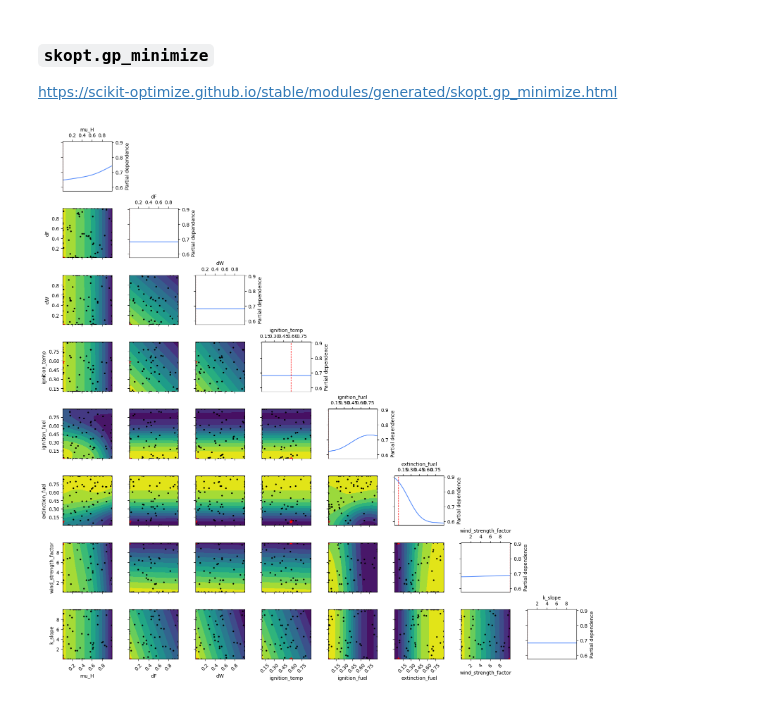
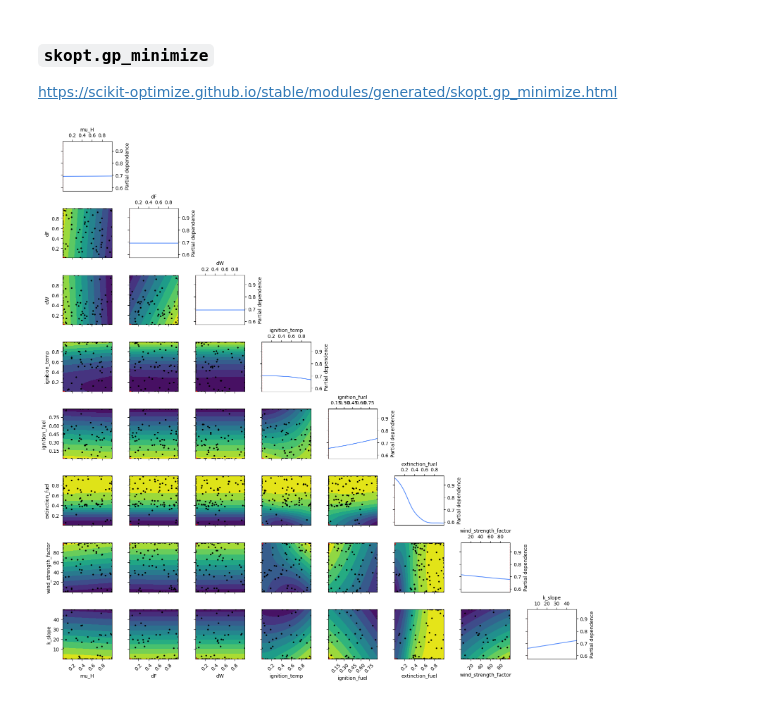
Before and after one commit to claraelisabeth/Adv_Modelling_and_Simulation, a Jupyter notebook: notebooks/optimization_santa_rosa.ipynb, the cells around one changed output. Saved outputs shown, nothing was run; the diff lists cells and outputs as text; code cells hidden in the pictures.

```diff
--- a/notebooks/optimization_santa_rosa.ipynb
+++ b/notebooks/optimization_santa_rosa.ipynb
@@ -192,11 +174,11 @@ params_opt = {
     "mu_H": (0.01, 1),
     "dF": (0.01, 1),
     "dW": (0.01, 1),
-    "ignition_temp": (0.1, 0.9),
-    "ignition_fuel": (0.01, 0.9),
-    "extinction_fuel": (0.0, 0.9),
-    "wind_strength_factor": (0.0, 10.0),
-    "k_slope": (0.0, 10.0),
+    "ignition_temp": (0.01, 0.99),
+    "ignition_fuel": (0.01, 0.90),
+    "extinction_fuel": (0.0, 0.99),
+    "wind_strength_factor": (0.0, 100.0),
+    "k_slope": (0.0, 50.0),
 }
 params_names = list(params_opt.keys())
 bounds = list(params_opt.values())
@@ -207,6 +189,8 @@ for name in params_names:
 
 tracker = {"best_loss": float("inf"), "best_mask": None}
 timesteps = params_static["timesteps"]
+
+seed = 1238
 # %% [markdown]
 ### `scipy.optimize.differential_evolution`
 # %%
@@ -266,26 +260,26 @@ https://scikit-optimize.github.io/stable/modules/generated/skopt.gp_minimize.htm
 # %%
 def skopt_wrapper(params_opt):
     return objective_function(
         params_2optimize=params_opt,
         target_mask=target_mask,
         params_static=params_static,
         T=timesteps,
         state_tracker=tracker,
         param_names=params_names,
     )
 
 space = []
 for entry in params_opt:
     space.append(Real(params_opt[entry][0], params_opt[entry][1], name=entry))
 
-opt_gp = gp_minimize(skopt_wrapper, space, n_calls=100, n_random_starts=20, random_state=42)
+opt_gp = gp_minimize(skopt_wrapper, space, n_calls=150, n_random_starts=20)
 
 plot_objective(opt_gp, dimensions=params_names)
 plt.tight_layout()
-plt.savefig("gp_minimize.png", dpi=600)
+plt.savefig("../presentation_images/placeholder.png", dpi=600)
 plt.show()
 # %% [output]
-[figure, old version]
+[figure, new version]
 # %%
 print(f"\nBest Loss: {opt_gp.fun:.4f}")
 for i in range(len(params_opt)):
```
Also changed, not shown: parts of 16 cells of this notebook, 1 other file.
